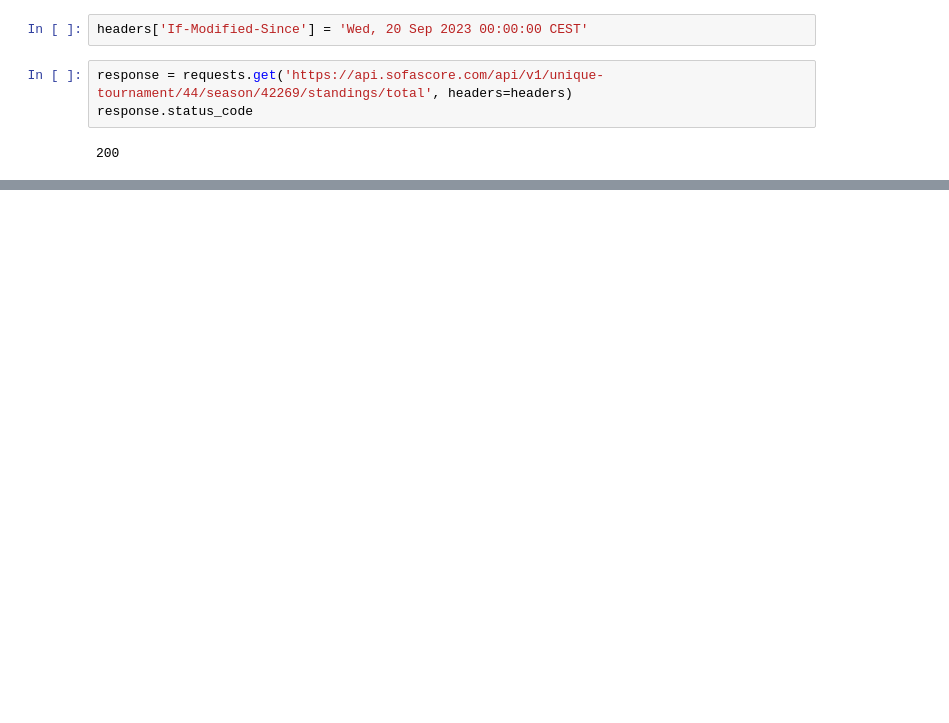
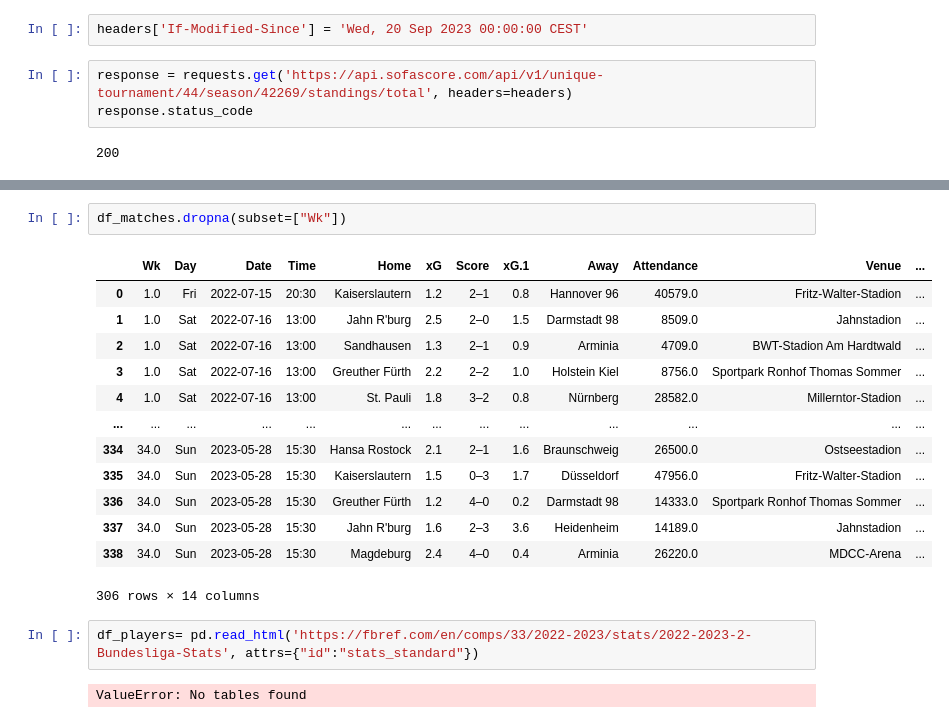
Before and after one commit to ayush-2-7/Footballanalytics, a Jupyter notebook: Bundesliga2022.ipynb, the cells around one changed output, grey strips where cells are left out. Drawn from its saved outputs; the diff is of its cells as text; blank space fills up the shorter version.

```diff
--- a/Bundesliga2022.ipynb
+++ b/Bundesliga2022.ipynb
@@ -233,0 +283,20 @@ plt.show()
+# %%
+df_matches.dropna(subset=["Wk"])
+# %% [output]
+|  | Wk | Day | Date | Time | Home | xG | Score | xG.1 | Away | Attendance | Venue | ... |
+| 0 | 1.0 | Fri | 2022-07-15 | 20:30 | Kaiserslautern | 1.2 | 2–1 | 0.8 | Hannover 96 | 40579.0 | Fritz-Walter-Stadion | ... |
+| 1 | 1.0 | Sat | 2022-07-16 | 13:00 | Jahn R'burg | 2.5 | 2–0 | 1.5 | Darmstadt 98 | 8509.0 | Jahnstadion | ... |
+| 2 | 1.0 | Sat | 2022-07-16 | 13:00 | Sandhausen | 1.3 | 2–1 | 0.9 | Arminia | 4709.0 | BWT-Stadion Am Hardtwald | ... |
+| 3 | 1.0 | Sat | 2022-07-16 | 13:00 | Greuther Fürth | 2.2 | 2–2 | 1.0 | Holstein Kiel | 8756.0 | Sportpark Ronhof Thomas Sommer | ... |
+| 4 | 1.0 | Sat | 2022-07-16 | 13:00 | St. Pauli | 1.8 | 3–2 | 0.8 | Nürnberg | 28582.0 | Millerntor-Stadion | ... |
+| ... | ... | ... | ... | ... | ... | ... | ... | ... | ... | ... | ... | ... |
+| 334 | 34.0 | Sun | 2023-05-28 | 15:30 | Hansa Rostock | 2.1 | 2–1 | 1.6 | Braunschweig | 26500.0 | Ostseestadion | ... |
+| 335 | 34.0 | Sun | 2023-05-28 | 15:30 | Kaiserslautern | 1.5 | 0–3 | 1.7 | Düsseldorf | 47956.0 | Fritz-Walter-Stadion | ... |
+| 336 | 34.0 | Sun | 2023-05-28 | 15:30 | Greuther Fürth | 1.2 | 4–0 | 0.2 | Darmstadt 98 | 14333.0 | Sportpark Ronhof Thomas Sommer | ... |
+| 337 | 34.0 | Sun | 2023-05-28 | 15:30 | Jahn R'burg | 1.6 | 2–3 | 3.6 | Heidenheim | 14189.0 | Jahnstadion | ... |
+| 338 | 34.0 | Sun | 2023-05-28 | 15:30 | Magdeburg | 2.4 | 4–0 | 0.4 | Arminia | 26220.0 | MDCC-Arena | ... |
+306 rows × 14 columns
+# %%
+df_players= pd.read_html('https://fbref.com/en/comps/33/2022-2023/stats/2022-2023-2-Bundesliga-Stats', attrs={"id":"stats_standard"})
+# %% [output]
+ValueError: No tables found
```
Also changed, not shown: parts of 11 cells of this notebook, 2 other files.
